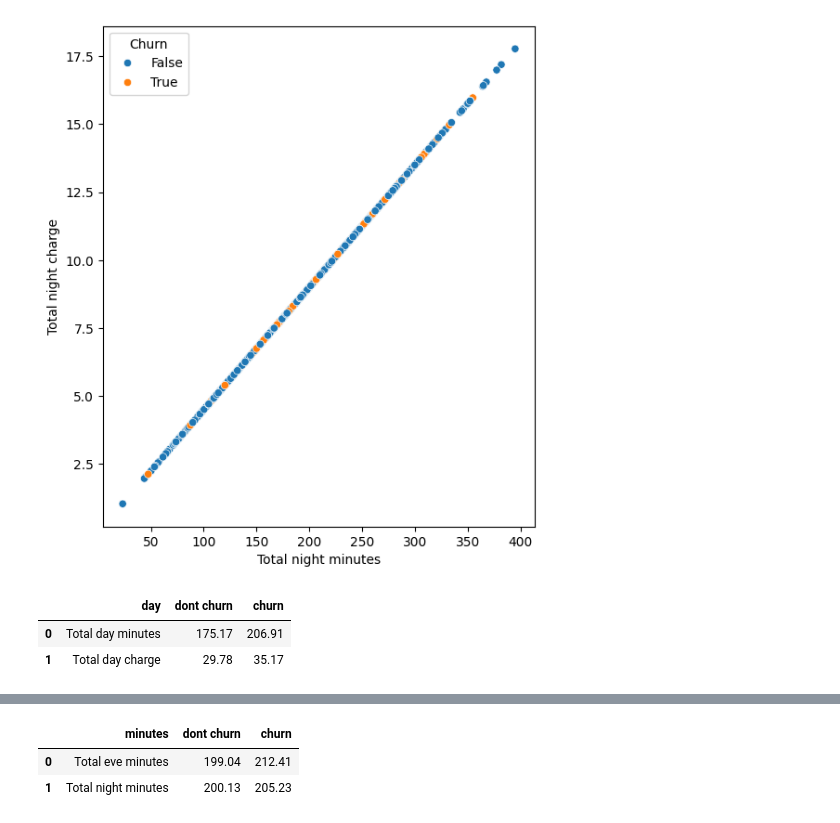
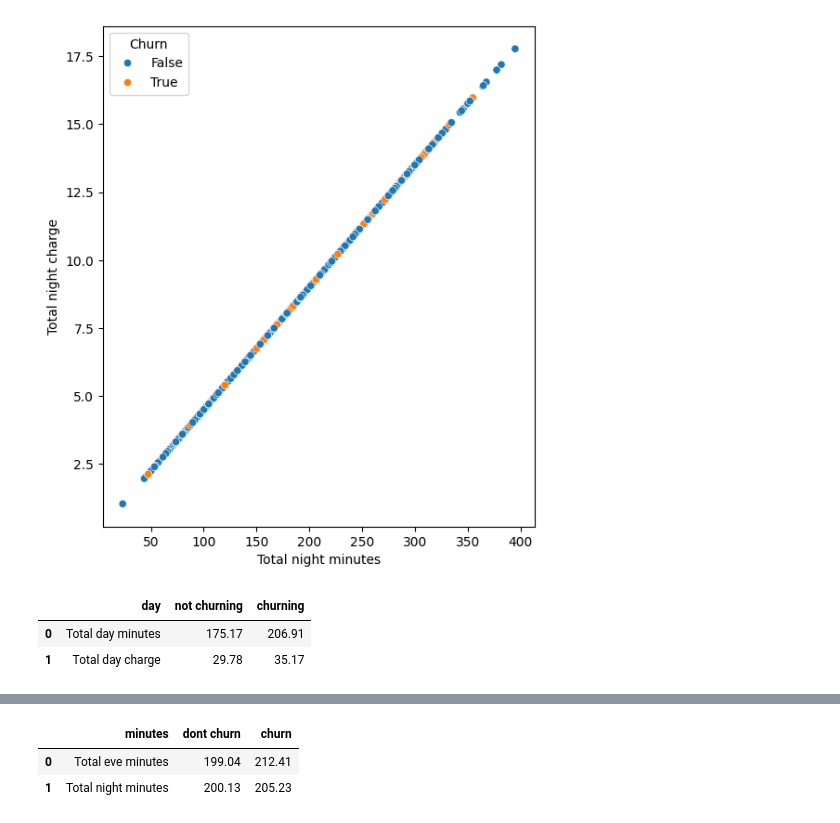
Before and after one commit to AnujRameshRindhe/EDA_Telecom_Churn_analysis, a Jupyter notebook: Telecom_churn_analysis.ipynb, the cells around one changed output, grey strips where cells are left out. Drawn from its saved outputs; the diff is of its cells as text; code cells hidden in the pictures.

```diff
--- a/Telecom_churn_analysis.ipynb
+++ b/Telecom_churn_analysis.ipynb
@@ -1383,19 +1381,19 @@ cdd = sns.scatterplot(x="Total night minutes", y="Total night charge", hue="Chur
 # %%
 # Import pandas library
 import pandas as pd
 
 # initialize list of lists
 data1 = [['Total day minutes',175.17 , 206.91], ['Total day charge',29.78, 35.17]]
 
 #7.012,6.12,6.86
 
 # Create the pandas DataFrame
-minutes_code1 = pd.DataFrame(data1, columns = ['day', 'dont churn',' churn'])
+minutes_code1 = pd.DataFrame(data1, columns = ['day', 'not churning',' churning'])
 
 # print dataframe.
 minutes_code1
 # %% [output]
-|  | day | dont churn | churn |
+|  | day | not churning | churning |
 | 0 | Total day minutes | 175.17 | 206.91 |
 | 1 | Total day charge | 29.78 | 35.17 |
 # %%
```
Also changed, not shown: parts of 15 cells of this notebook.
